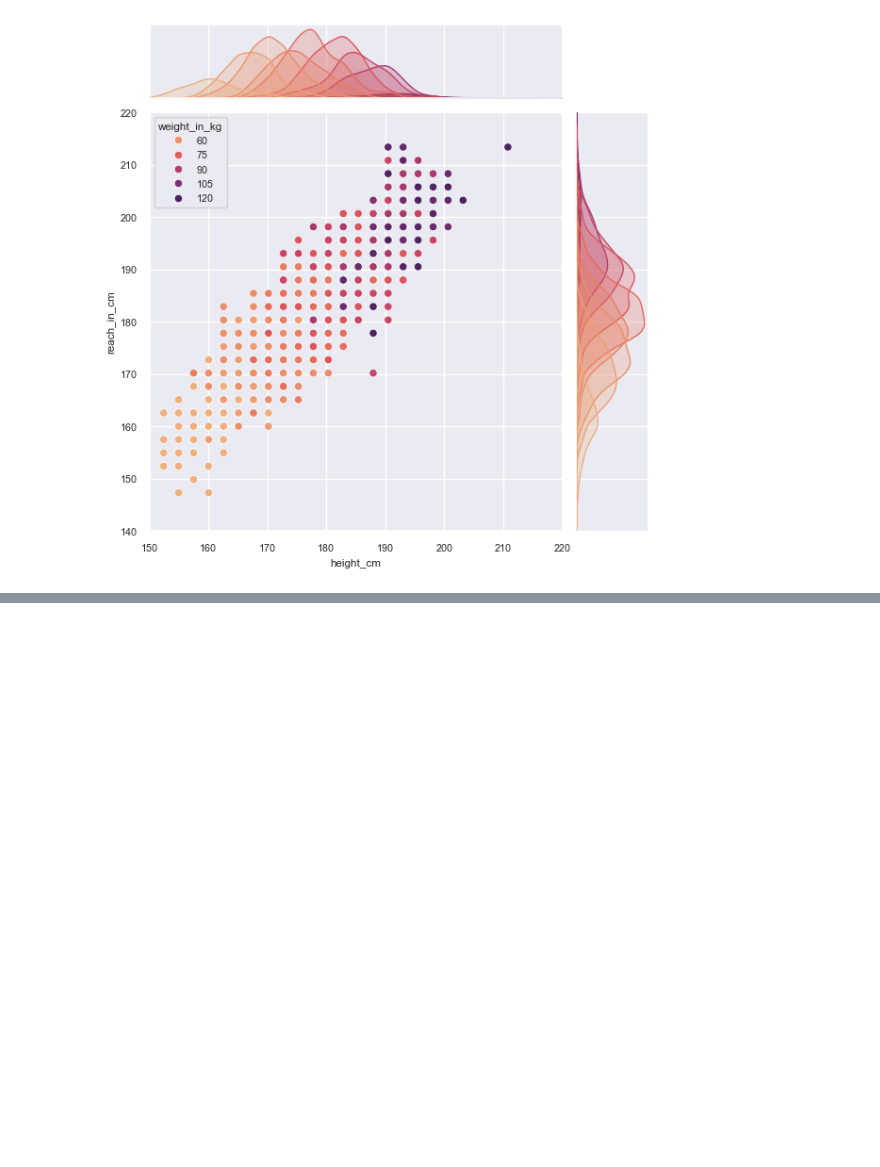
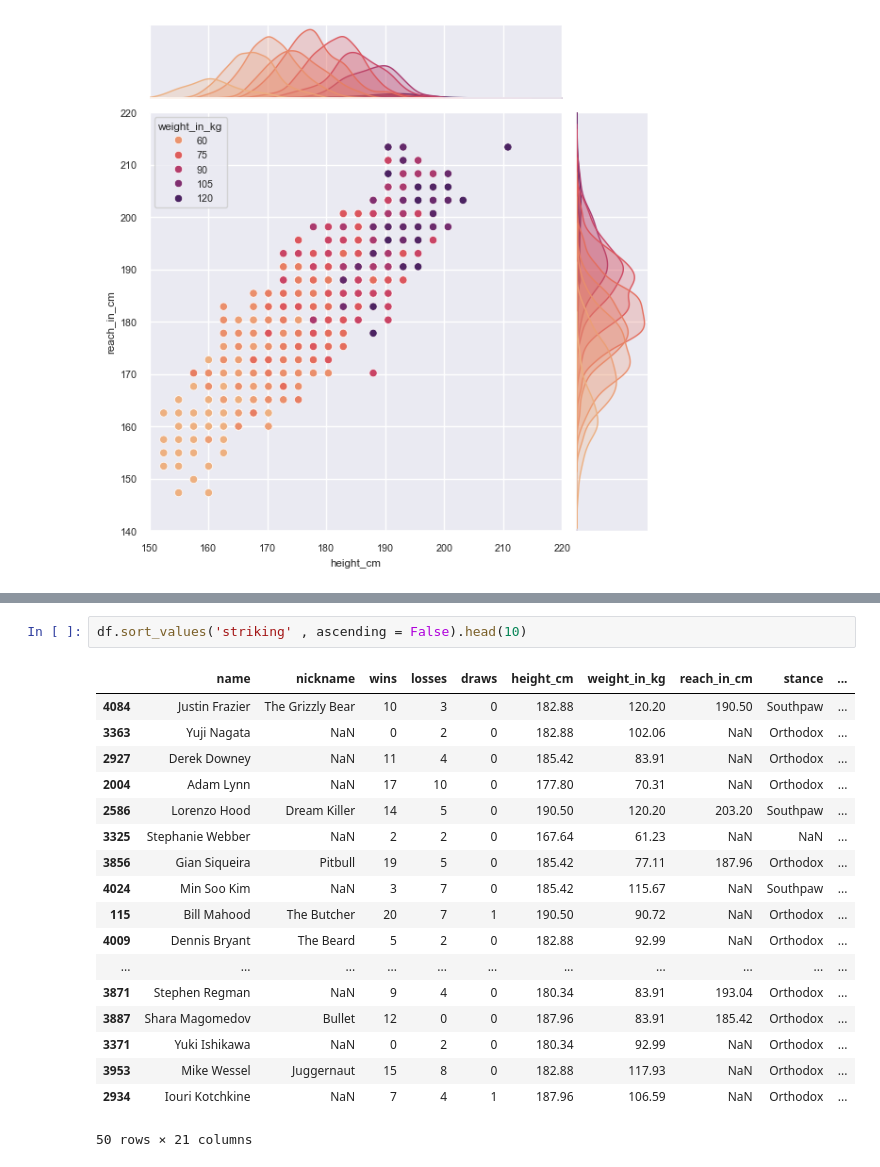
Before and after one commit to Brtsz8/ufc-dataset-analysis, a Jupyter notebook: UFC_analysis_project.ipynb, the cells around one changed output, grey strips where cells are left out. Cells and saved outputs as stored; diff of their text form; blank space fills up the shorter version.

```diff
--- a/UFC_analysis_project.ipynb
+++ b/UFC_analysis_project.ipynb
@@ -263,3 +278,24 @@ plt.show()
 # %% [output]
 [figure]
 [figure]
+# %%
+df.sort_values('striking' , ascending = False).head(10)
+# %% [output]
+|  | name | nickname | wins | losses | draws | height_cm | weight_in_kg | reach_in_cm | stance | ... |
+| 4084 | Justin Frazier | The Grizzly Bear | 10 | 3 | 0 | 182.88 | 120.20 | 190.50 | Southpaw | ... |
+| 3363 | Yuji Nagata | NaN | 0 | 2 | 0 | 182.88 | 102.06 | NaN | Orthodox | ... |
+| 2927 | Derek Downey | NaN | 11 | 4 | 0 | 185.42 | 83.91 | NaN | Orthodox | ... |
+| 2004 | Adam Lynn | NaN | 17 | 10 | 0 | 177.80 | 70.31 | NaN | Orthodox | ... |
+| 2586 | Lorenzo Hood | Dream Killer | 14 | 5 | 0 | 190.50 | 120.20 | 203.20 | Southpaw | ... |
+| 3325 | Stephanie Webber | NaN | 2 | 2 | 0 | 167.64 | 61.23 | NaN | NaN | ... |
+| 3856 | Gian Siqueira | Pitbull | 19 | 5 | 0 | 185.42 | 77.11 | 187.96 | Orthodox | ... |
+| 4024 | Min Soo Kim | NaN | 3 | 7 | 0 | 185.42 | 115.67 | NaN | Southpaw | ... |
+| 115 | Bill Mahood | The Butcher | 20 | 7 | 1 | 190.50 | 90.72 | NaN | Orthodox | ... |
+| 4009 | Dennis Bryant | The Beard | 5 | 2 | 0 | 182.88 | 92.99 | NaN | Orthodox | ... |
+| ... | ... | ... | ... | ... | ... | ... | ... | ... | ... | ... |
+| 3871 | Stephen Regman | NaN | 9 | 4 | 0 | 180.34 | 83.91 | 193.04 | Orthodox | ... |
+| 3887 | Shara Magomedov | Bullet | 12 | 0 | 0 | 187.96 | 83.91 | 185.42 | Orthodox | ... |
+| 3371 | Yuki Ishikawa | NaN | 0 | 2 | 0 | 180.34 | 92.99 | NaN | Orthodox | ... |
+| 3953 | Mike Wessel | Juggernaut | 15 | 8 | 0 | 182.88 | 117.93 | NaN | Orthodox | ... |
+| 2934 | Iouri Kotchkine | NaN | 7 | 4 | 1 | 187.96 | 106.59 | NaN | Orthodox | ... |
+50 rows × 21 columns
```
Also changed, not shown: parts of 4 cells of this notebook.
